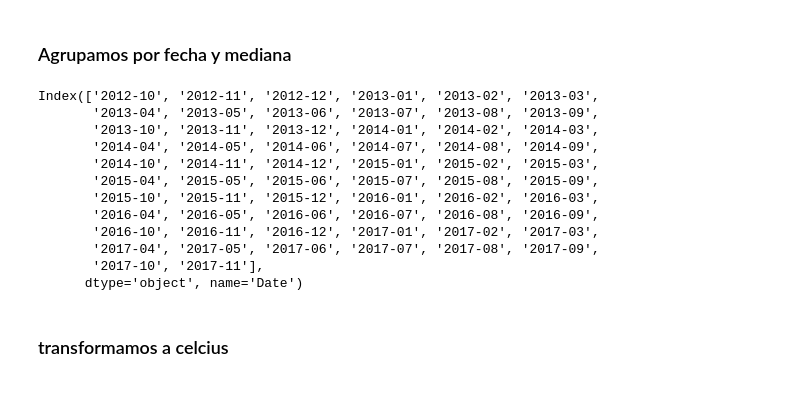
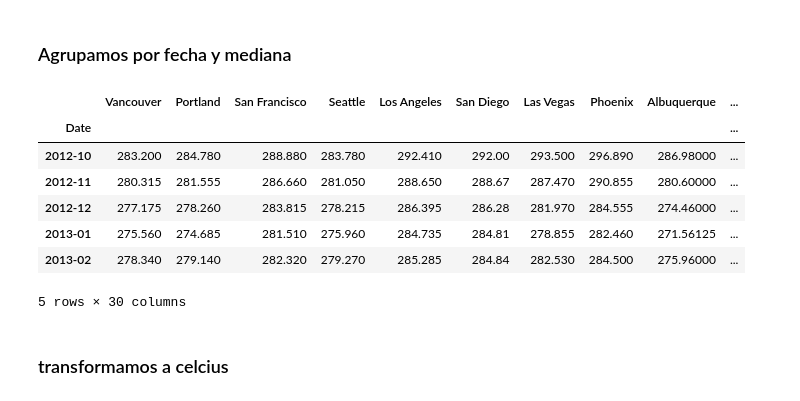
Before and after one commit to JulianTrufero/CO2-and-Temperatures-Seasonality, a Jupyter notebook: P.ipynb, the cells around one changed output. Saved outputs shown, nothing was run; the diff lists cells and outputs as text; code cells hidden in the pictures.

```diff
--- a/P.ipynb
+++ b/P.ipynb
@@ -101,17 +102,13 @@ tmen = mediana_mensual(temp)
-# %%
-tmen.index
-# %% [output]
-Index(['2012-10', '2012-11', '2012-12', '2013-01', '2013-02', '2013-03',
-       '2013-04', '2013-05', '2013-06', '2013-07', '2013-08', '2013-09',
-       '2013-10', '2013-11', '2013-12', '2014-01', '2014-02', '2014-03',
-       '2014-04', '2014-05', '2014-06', '2014-07', '2014-08', '2014-09',
-       '2014-10', '2014-11', '2014-12', '2015-01', '2015-02', '2015-03',
-       '2015-04', '2015-05', '2015-06', '2015-07', '2015-08', '2015-09',
-       '2015-10', '2015-11', '2015-12', '2016-01', '2016-02', '2016-03',
-       '2016-04', '2016-05', '2016-06', '2016-07', '2016-08', '2016-09',
-       '2016-10', '2016-11', '2016-12', '2017-01', '2017-02', '2017-03',
-       '2017-04', '2017-05', '2017-06', '2017-07', '2017-08', '2017-09',
-       '2017-10', '2017-11'],
-      dtype='object', name='Date')
+# %%
+temp.head()
+# %% [output]
+|  | Vancouver | Portland | San Francisco | Seattle | Los Angeles | San Diego | Las Vegas | Phoenix | Albuquerque | ... |
+| Date |  |  |  |  |  |  |  |  |  | ... |
+| 2012-10 | 283.200 | 284.780 | 288.880 | 283.780 | 292.410 | 292.00 | 293.500 | 296.890 | 286.98000 | ... |
+| 2012-11 | 280.315 | 281.555 | 286.660 | 281.050 | 288.650 | 288.67 | 287.470 | 290.855 | 280.60000 | ... |
+| 2012-12 | 277.175 | 278.260 | 283.815 | 278.215 | 286.395 | 286.28 | 281.970 | 284.555 | 274.46000 | ... |
+| 2013-01 | 275.560 | 274.685 | 281.510 | 275.960 | 284.735 | 284.81 | 278.855 | 282.460 | 271.56125 | ... |
+| 2013-02 | 278.340 | 279.140 | 282.320 | 279.270 | 285.285 | 284.84 | 282.530 | 284.500 | 275.96000 | ... |
+5 rows × 30 columns
 # %% [markdown]
 ### transformamos a celcius
```
Also changed, not shown: parts of 7 cells of this notebook.
